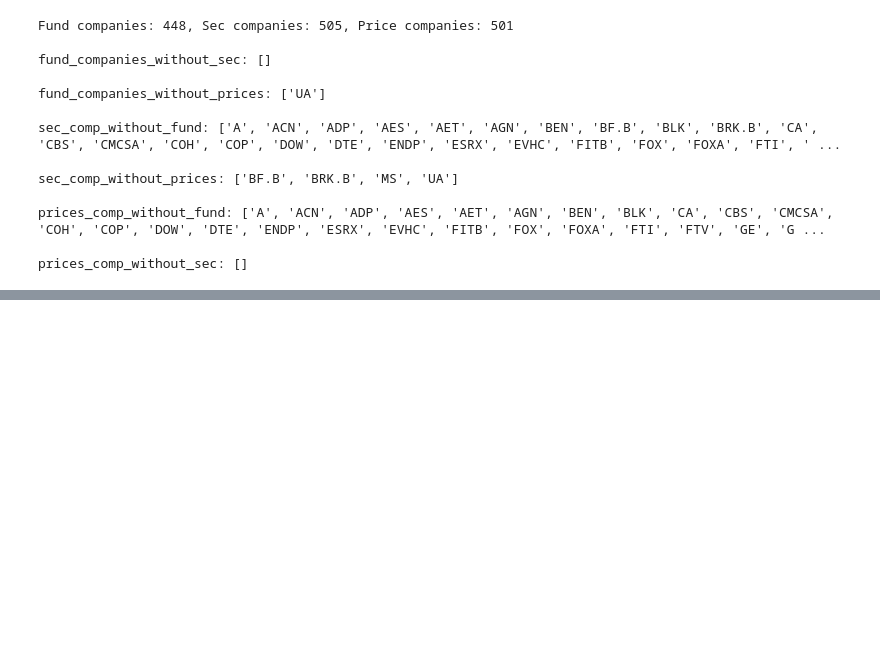
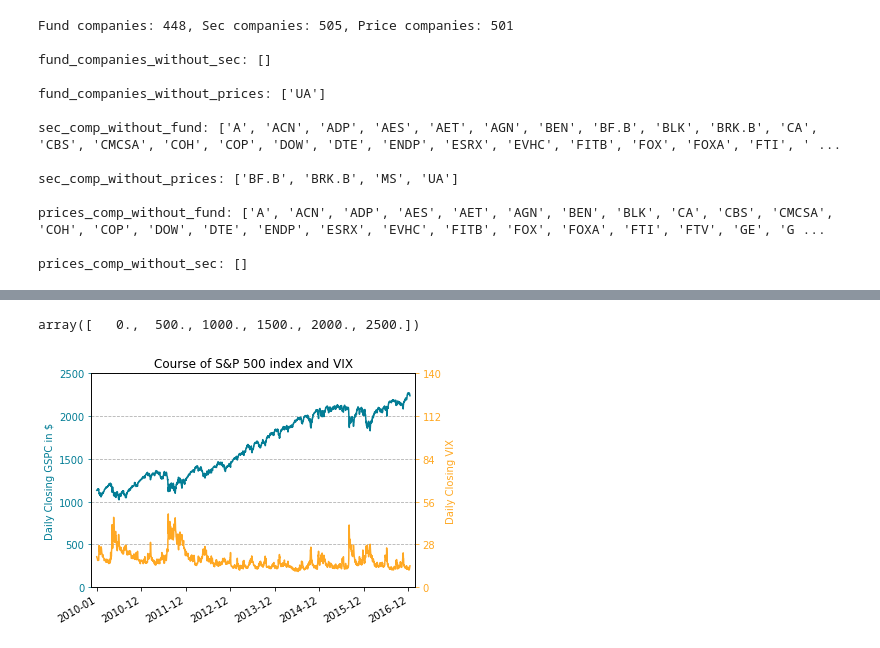
Before and after one commit to Chaoste/nlp-stocks, a Jupyter notebook: research/archive/5.0-NYSE.ipynb, the cells around one changed output, grey strips where cells are left out. Cells and saved outputs as stored; diff of their text form; code cells hidden in the pictures; blank space fills up the shorter version.

```diff
--- a/research/archive/5.0-NYSE.ipynb
+++ b/research/archive/5.0-NYSE.ipynb
@@ -161,0 +164,5 @@ prices_comp_without_sec: []
+# %%
+primary = '#037d95'  # blue green
+secondary = '#ffa823'  # orange yellow
+ternary = '#c8116b'  # red violet
+colors = (primary, secondary, ternary)
@@ -161,0 +226,4 @@ prices_comp_without_sec: []
+# %%
+full_stocks_ds = NyseStocksDataset(file_path='../../data/nyse/prices-split-adjusted.csv', load=True, incl_test=True, features=['close'])
+vix = full_stocks_ds.load_vix()
+gspc = full_stocks_ds.load_gspc()
@@ -161,0 +232,3 @@ prices_comp_without_sec: []
+# %%
+features = pd.DataFrame([lrets, gspc.gspc_close, vix.vix_close], index=['lrets', 'gspc', 'vix']).T
+features.corr()
@@ -161,0 +243,31 @@ prices_comp_without_sec: []
+# %%
+ax.get_yticks()
+# %% [output]
+array([   0.,  500., 1000., 1500., 2000., 2500.])
+# %%
+ax = features.gspc.plot(color=colors[0])
+fig = ax.get_figure()
+ax.set_xlim((-30, len(features) + 30))
+xticklabels = np.concatenate([[''], gspc.date.dt.strftime('%Y-%m').iloc[ax.get_xticks()[1:-1].astype(int)].astype(str), ['']])
+ax.set_xticklabels(xticklabels)
+fig.autofmt_xdate()
+# Make the y-axis label, ticks and tick labels match the line color.
+ax.set_ylabel('Daily Closing GSPC in $', color=colors[0])
+ax.tick_params('y', colors=colors[0])
+a, b = ax.get_ylim()
+ax.set_ylim((0, 2500))
+ax.yaxis.grid(linestyle='dashed')
+
+ax2 = ax.twinx()
+features.vix.plot(ax=ax2, color=colors[1])
+ax2.set_ylabel('Daily Closing VIX', color=colors[1])
+ax2.tick_params('y', colors=colors[1])
+a, b = ax2.get_ylim()
+ax2.set_ylim((0, b * 2.5))
+ax2.set_title('Course of S&P 500 index and VIX')
+ax2.set_yticks(np.linspace(ax2.get_yticks()[0], ax2.get_yticks()[-1], len(ax.get_yticks())))
+
+fig.tight_layout()
+fig.savefig('index-and-vix.pdf')
+# %% [output]
+[figure, added]
```
Also changed, not shown: parts of 16 cells of this notebook, 12 other files.
